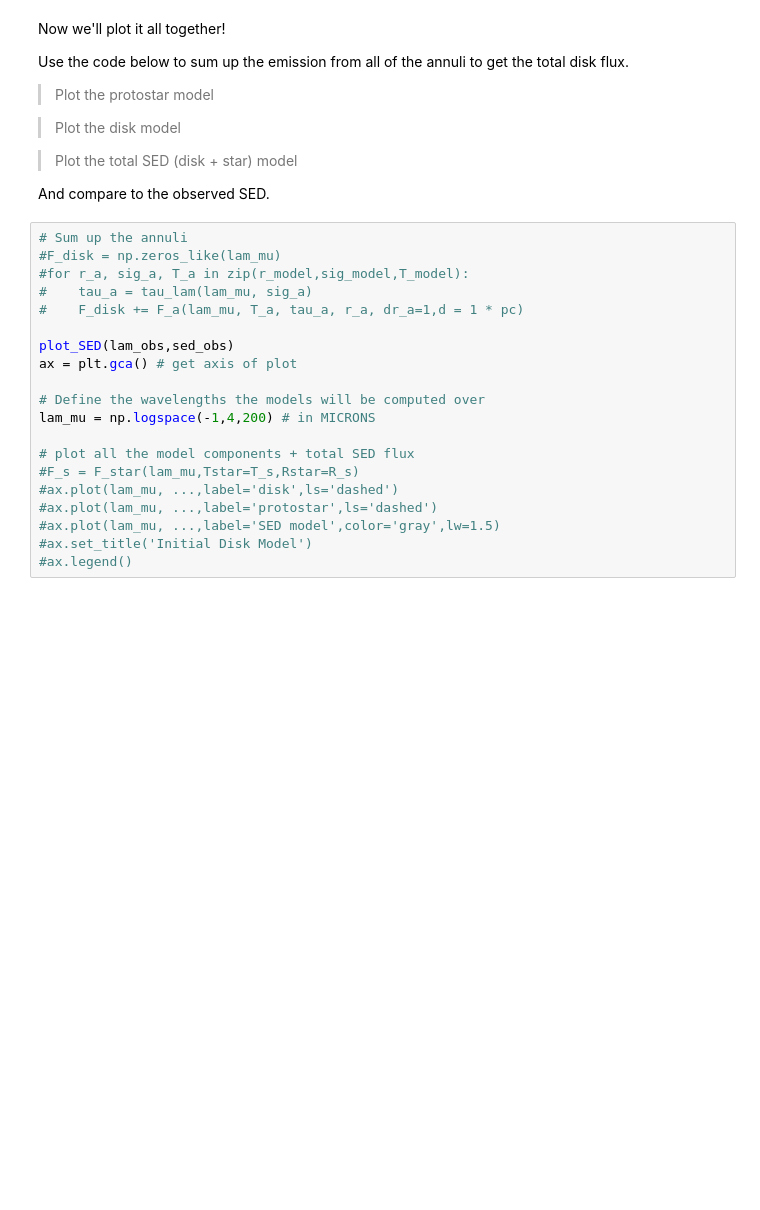
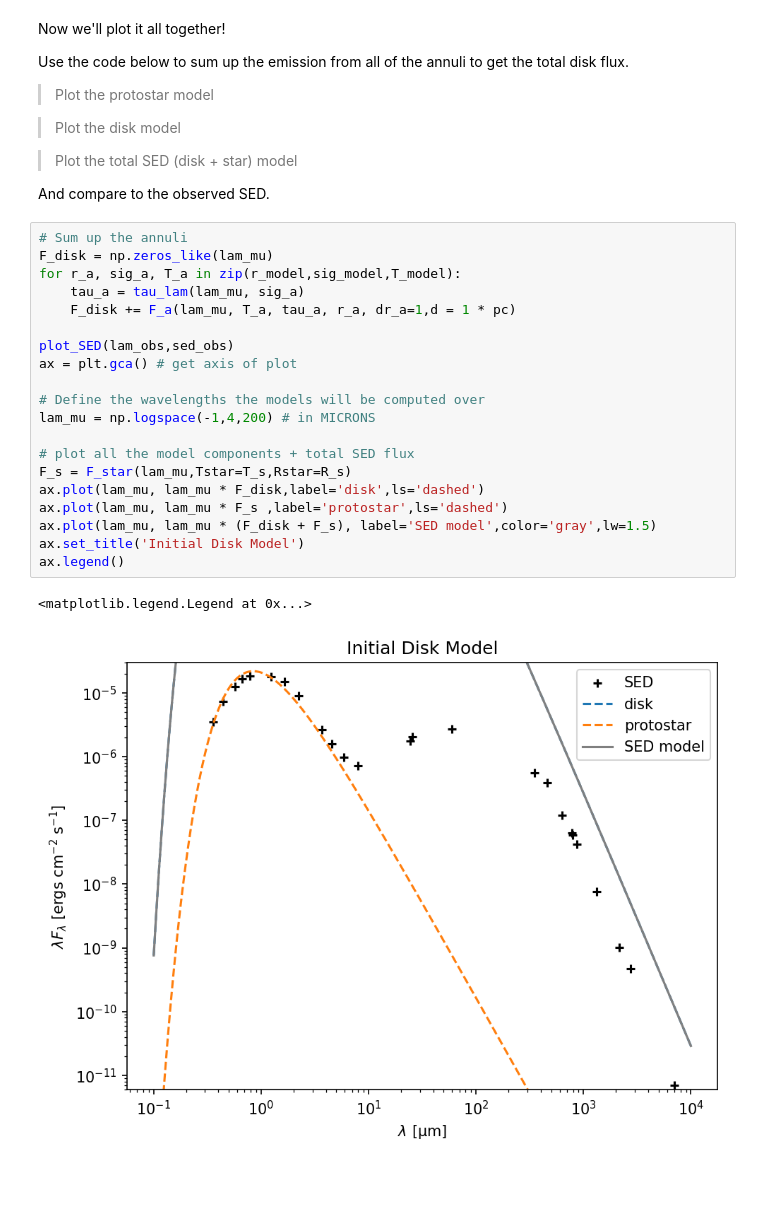
Before and after one commit to anb19019/FoPS-2025, a Jupyter notebook: 2-sed-disk.ipynb, the cells around one changed output. Saved outputs shown, nothing was run; the diff lists cells and outputs as text; blank space fills up the shorter version.

```diff
--- a/2-sed-disk.ipynb
+++ b/2-sed-disk.ipynb
@@ -294,24 +295,27 @@ Use the code below to sum up the emission from all of the annuli to get the tota
 And compare to the observed SED.
 # %%
 # Sum up the annuli
-#F_disk = np.zeros_like(lam_mu)
-#for r_a, sig_a, T_a in zip(r_model,sig_model,T_model):
-#    tau_a = tau_lam(lam_mu, sig_a)
-#    F_disk += F_a(lam_mu, T_a, tau_a, r_a, dr_a=1,d = 1 * pc)
+F_disk = np.zeros_like(lam_mu)
+for r_a, sig_a, T_a in zip(r_model,sig_model,T_model):
+    tau_a = tau_lam(lam_mu, sig_a)
+    F_disk += F_a(lam_mu, T_a, tau_a, r_a, dr_a=1,d = 1 * pc)
 
 plot_SED(lam_obs,sed_obs)
 ax = plt.gca() # get axis of plot
 
 # Define the wavelengths the models will be computed over
 lam_mu = np.logspace(-1,4,200) # in MICRONS
 
 # plot all the model components + total SED flux
-#F_s = F_star(lam_mu,Tstar=T_s,Rstar=R_s)
-#ax.plot(lam_mu, ...,label='disk',ls='dashed')
-#ax.plot(lam_mu, ...,label='protostar',ls='dashed')
-#ax.plot(lam_mu, ...,label='SED model',color='gray',lw=1.5)
-#ax.set_title('Initial Disk Model')
-#ax.legend()
+F_s = F_star(lam_mu,Tstar=T_s,Rstar=R_s)
+ax.plot(lam_mu, lam_mu * F_disk,label='disk',ls='dashed')
+ax.plot(lam_mu, lam_mu * F_s ,label='protostar',ls='dashed')
+ax.plot(lam_mu, lam_mu * (F_disk + F_s), label='SED model',color='gray',lw=1.5)
+ax.set_title('Initial Disk Model')
+ax.legend()
+# %% [output]
+<matplotlib.legend.Legend at 0x...>
+[figure, added]
 # %% [markdown]
 ###
 # %% [markdown]
```
Also changed, not shown: parts of 2 cells of this notebook.
